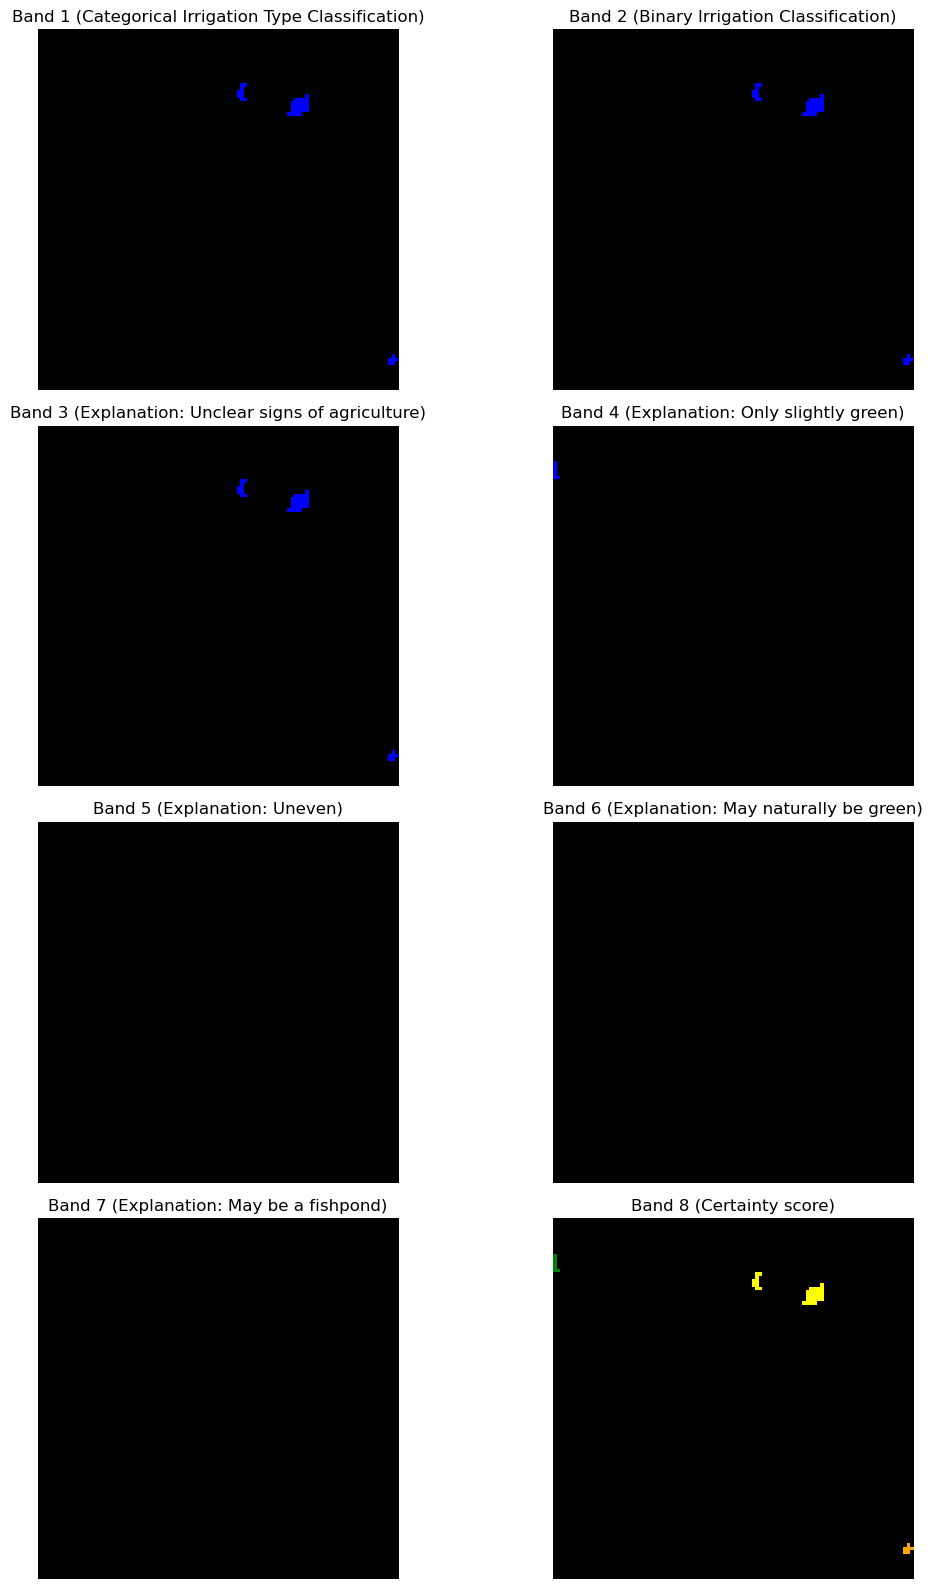
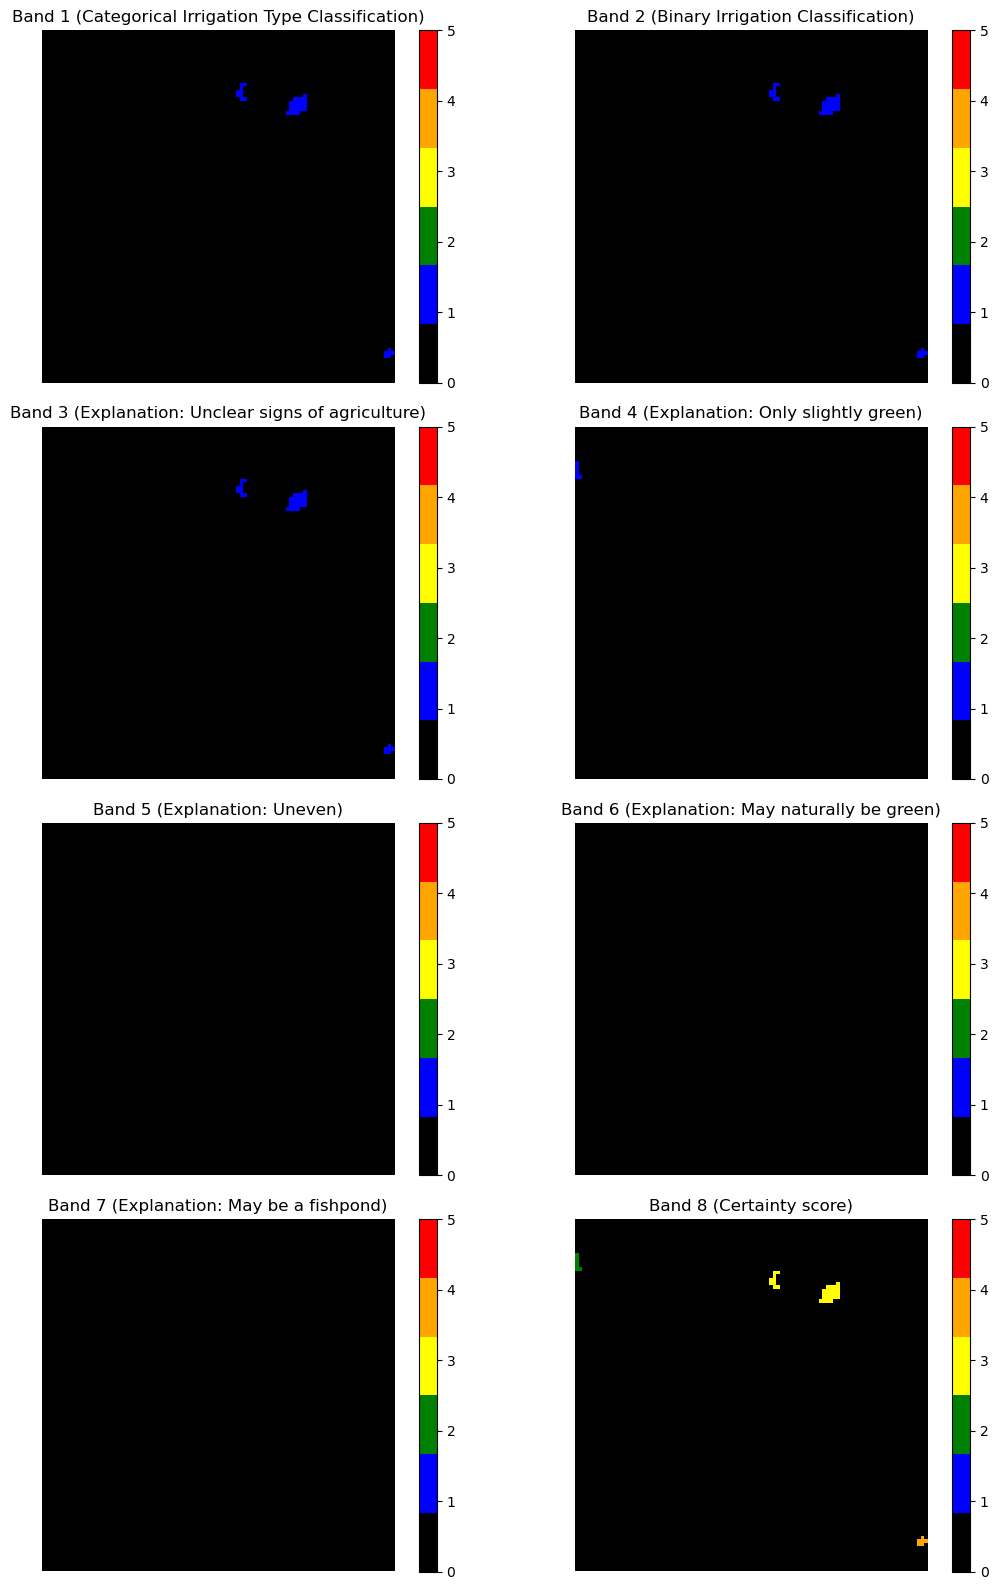
The notebook cell's code change between the first figure and the second:
--- before
+++ after
@@ -34,5 +34,7 @@
 for i in range(8):
     ax = axes[i]
+    im = ax.imshow(image[i], cmap=cmap, vmin=0, vmax=len(colors) - 1)
     ax.imshow(image[i], cmap=cmap, vmin=0, vmax=len(colors) - 1)
+    cbar = fig.colorbar(im, ax=ax, fraction=0.046, pad=0.04, ticks=range(len(colors))) 
     ax.set_title(f'Band {i + 1} ({band_dict[i+1]})', fontsize=12)
     ax.axis('off')

Commit: Add colorbar